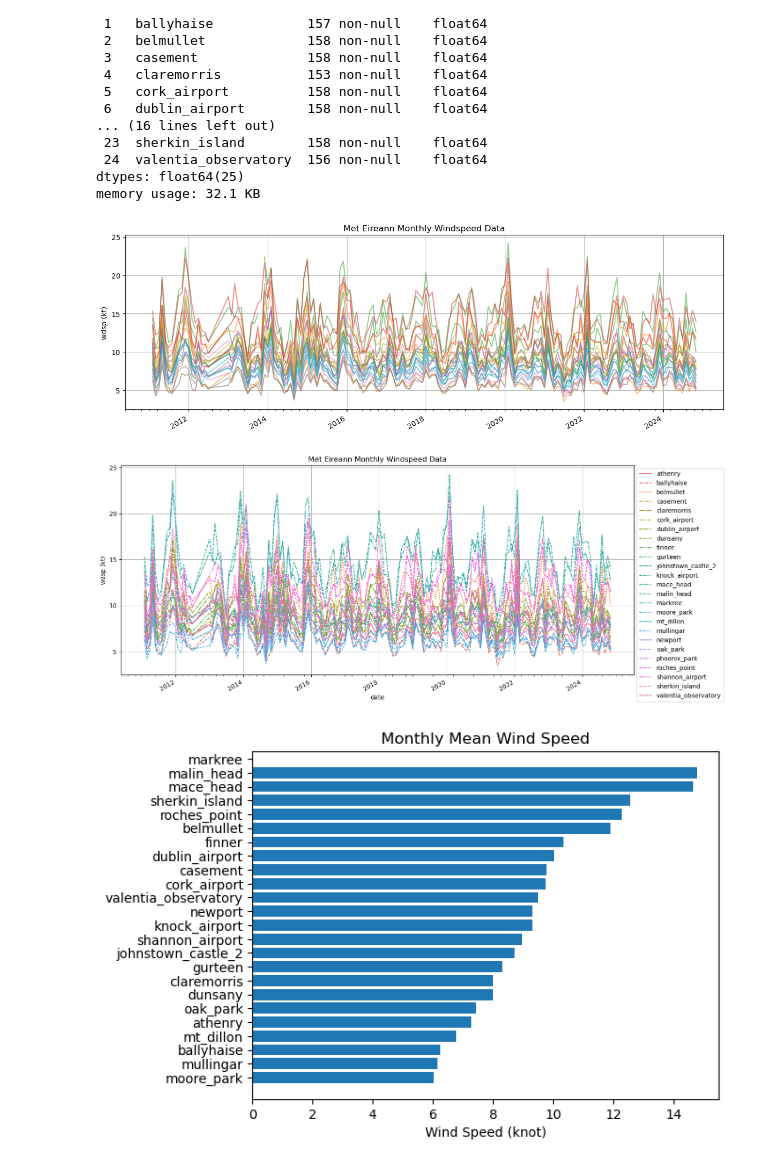
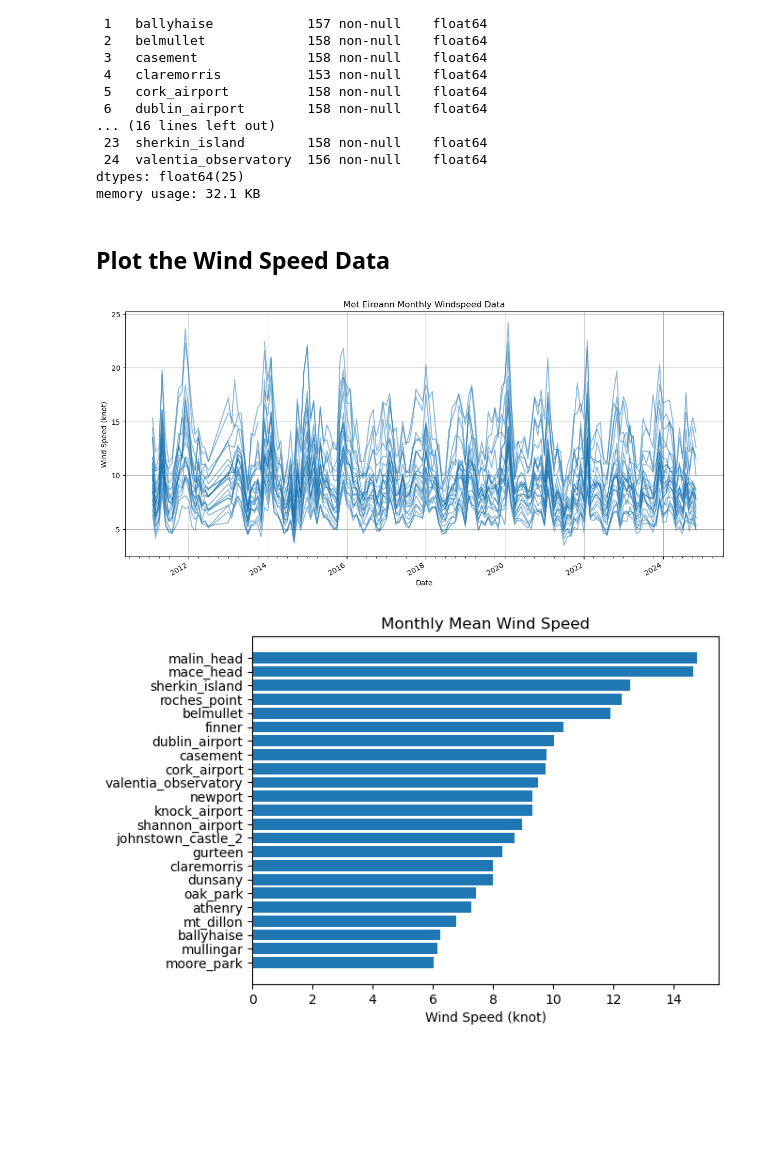
Before and after one commit to eoghanpw/PFDA-project, a Jupyter notebook: this_is_the_project.ipynb, the cells around one changed output. Drawn from its saved outputs; the diff is of its cells as text; code cells hidden in the pictures; blank space fills up the shorter version.

```diff
--- a/this_is_the_project.ipynb
+++ b/this_is_the_project.ipynb
@@ -92,6 +92,9 @@ def import_monthly_data():
             for col in numeric_columns:
                 df[col] = pd.to_numeric(df[col], errors="coerce")
 
+            # Replace any blanks with NAs.
+            df = df.replace(" ", np.nan)
+
             # Update column names to include station name.
             df.columns = [f"{station_name}"]
 
@@ -153,48 +157,31 @@ memory usage: 32.1 KB
 # %%
 # Drop markee and pheonix park as no wind speed data.
 monthly_df = monthly_df.drop(columns=['markree', 'phoenix_park'])
+# %% [markdown]
+## Plot the Wind Speed Data
 # %%
-fig, ax = plt.subplots(figsize=(15, 5))
+# Plot
+fig, ax = plt.subplots(figsize=(15, 7))
 
-ax.plot(monthly_df, alpha=0.5)
-
+# Plot dataframe.
+ax.plot(monthly_df, alpha=0.5, color='tab:blue')
 
 locator = mdates.AutoDateLocator()
 formatter = mdates.ConciseDateFormatter(locator)
 ax.xaxis.set_major_formatter(formatter)
-ax.xaxis.set_minor_locator(AutoMinorLocator(10))
+ax.xaxis.set_minor_locator(AutoMinorLocator(8))
 fig.autofmt_xdate()
 
-ax.set_ylabel("wdsp (kt)")
+ax.set_ylabel("Wind Speed (knot)")
+ax.set_xlabel('Date')
 
 ax.grid(True)
 
 ax.set_title("Met Eireann Monthly Windspeed Data")
 
 plt.show()
 # %% [output]
-[figure, old version]
+[figure, new version]
-# %%
-fig, ax = plt.subplots(figsize=(15, 7))
-
-sns.lineplot(data=monthly_df, ax=ax)
-sns.move_legend(ax, "upper left", bbox_to_anchor=(1, 1))
-
-locator = mdates.AutoDateLocator()
-formatter = mdates.ConciseDateFormatter(locator)
-ax.xaxis.set_major_formatter(formatter)
-ax.xaxis.set_minor_locator(AutoMinorLocator(10))
-fig.autofmt_xdate()
-
-ax.set_ylabel("wdsp (kt)")
-
-ax.grid(True)
-
-ax.set_title("Met Eireann Monthly Windspeed Data")
-
-plt.show()
-# %% [output]
-[figure, removed]
 # %%
 windspeed = monthly_df.mean().sort_values(ascending=True)
 
@@ -207,4 +194,4 @@ ax.set_xlabel("Wind Speed (knot)")
 #ax.set_ylabel("Met Eireann Synoptic Weather Stations")
 plt.show()
 # %% [output]
-[figure, old version]
+[figure, new version]
```
Also changed, not shown: parts of 18 cells of this notebook, 7 other files.
